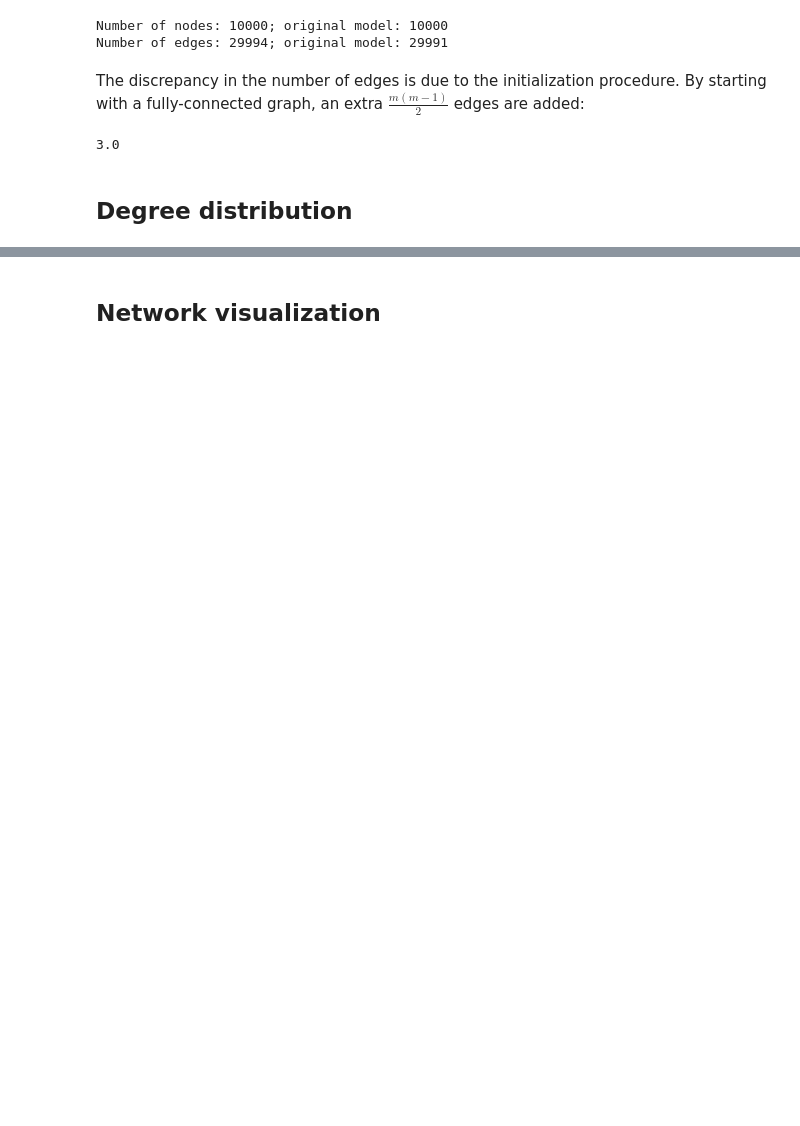
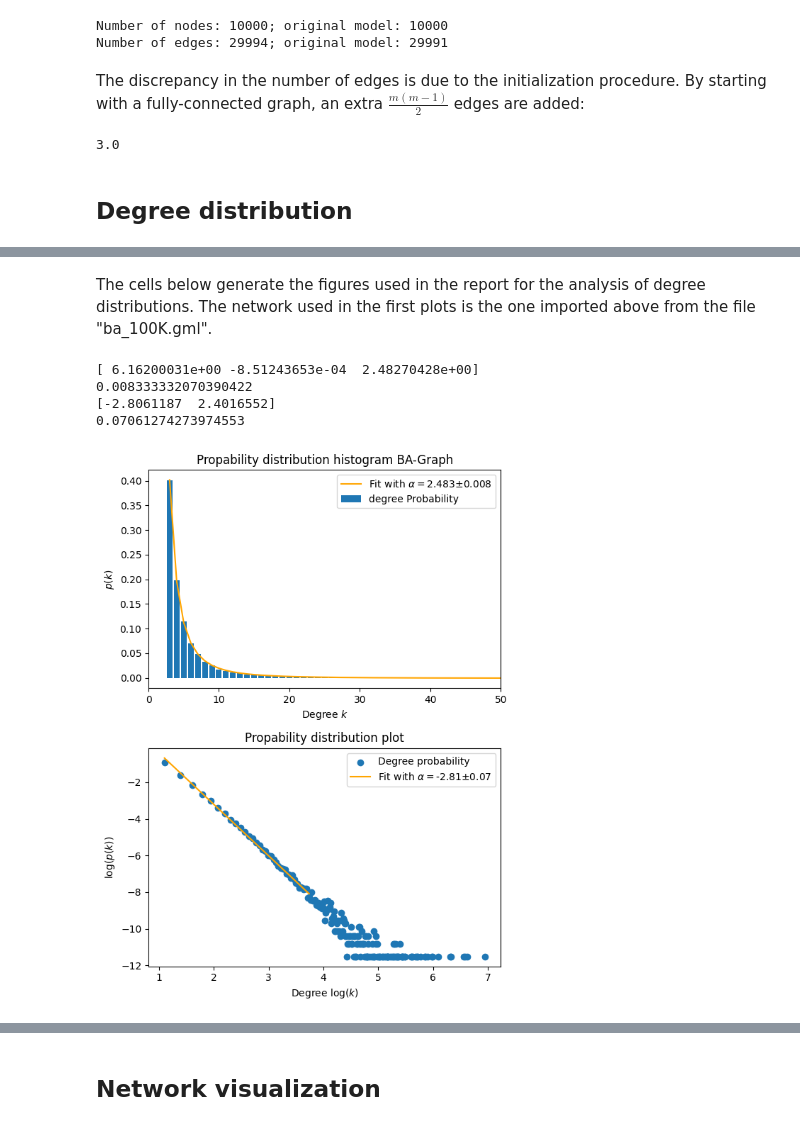
Before and after one commit to GitKalo/ba_networks, a Jupyter notebook: ba_model.ipynb, the cells around one changed output, grey strips where cells are left out. Drawn from its saved outputs; the diff is of its cells as text; code cells hidden in the pictures; blank space fills up the shorter version.

```diff
--- a/ba_model.ipynb
+++ b/ba_model.ipynb
@@ -41,0 +59,3 @@ nx.write_gml(G, 'ba_100K.gml')
+# %%
+G = nx.read_gml('ba_100K.gml')
+G.number_of_nodes()
@@ -74,0 +86,67 @@ plt.yscale('log')
+# %% [markdown]
+The cells below generate the figures used in the report for the analysis of degree distributions. The network used in the first plots is the one imported above from the file "ba_100K.gml".
+# %%
+import collections
+from scipy import optimize
+
+def powerdis(x,a,b,gamma):
+    return a*np.exp(np.log(x)*(-gamma))+b
+
+def linf(x,a,b):
+    return a*x+b
+# %%
+import collections
+
+degree_sequence = sorted((d for n, d in G.degree()), reverse=True)
+degreeCount = collections.Counter(degree_sequence) # Outputs a list in which each degree is listed with its number.
+deg, cnt = zip(*degreeCount.items())
+avDeg=np.average(deg)
+total=np.sum(cnt)
+degP=cnt/total
+
+
+fig = plt.figure("Degree Distribution", figsize=(6,8))
+axgrid = fig.add_gridspec(4, 6)
+
+params,covariance=optimize.curve_fit(powerdis,deg[-40:], degP[-40:])
+print(params)
+print(np.diag(covariance)[2]**0.5)
+
+ax0 = fig.add_subplot(axgrid[0:2, :])
+#ax0.bar(*np.unique(degree_sequence, return_counts=True))
+ax0.bar(deg, degP, label="degree Probability")
+ax0.plot(deg, powerdis(deg, *params), color="orange",label="Fit with $\\alpha=$"+str("%.3f" % params[2])+"$\pm$"+str("%.3f" % np.diag(covariance)[2]**0.5))
+
+ax0.set_xlim(0,50)
+ax0.set_title("Propability distribution histogram BA-Graph")
+ax0.set_xlabel("Degree $k$")
+ax0.set_ylabel("$p(k)$")
+ax0.legend()
+
+
+params2,covariance2=optimize.curve_fit(linf,np.log(deg[-40:]),np.log(degP[-40:]))
+print(params2)
+print(np.diag(covariance2)[1]**0.5)
+
+ax2 = fig.add_subplot(axgrid[2:, :])
+#ax2.bar(*np.unique(degree_sequence, return_counts=True))
+ax2.scatter(np.log(deg),np.log(degP), marker="o", label="Degree probability")
+#ax2.loglog(deg, powerdis(deg, *params), linestyle="-",  markersize=1.5,label="Fit with $\\alpha=2.495\pm 0.005$")
+ax2.plot(np.log(deg[-40:]), (linf(np.log(deg[-40:]), *params2)), linestyle="-",color="orange",label="Fit with $\\alpha=$"+str("%.2f" % params2[0])+"$\pm$"+str("%.2f" % np.diag(covariance2)[1]**0.5))
+
+ax2.set_title("Propability distribution plot")
+ax2.set_xlabel("Degree log($k$)")
+ax2.set_ylabel("log($p(k)$)")
+
+ax2.legend()
+
+
+fig.tight_layout()
+
+plt.savefig("BAdis.pdf", bbox_inches="tight")
+# %% [output]
+[ 6.16200031e+00 -8.51243653e-04  2.48270428e+00]
+0.008333332070390422
+[-2.8061187  2.4016552]
+0.07061274273974553
+[figure, added]
```
Also changed, not shown: parts of 30 cells of this notebook.
